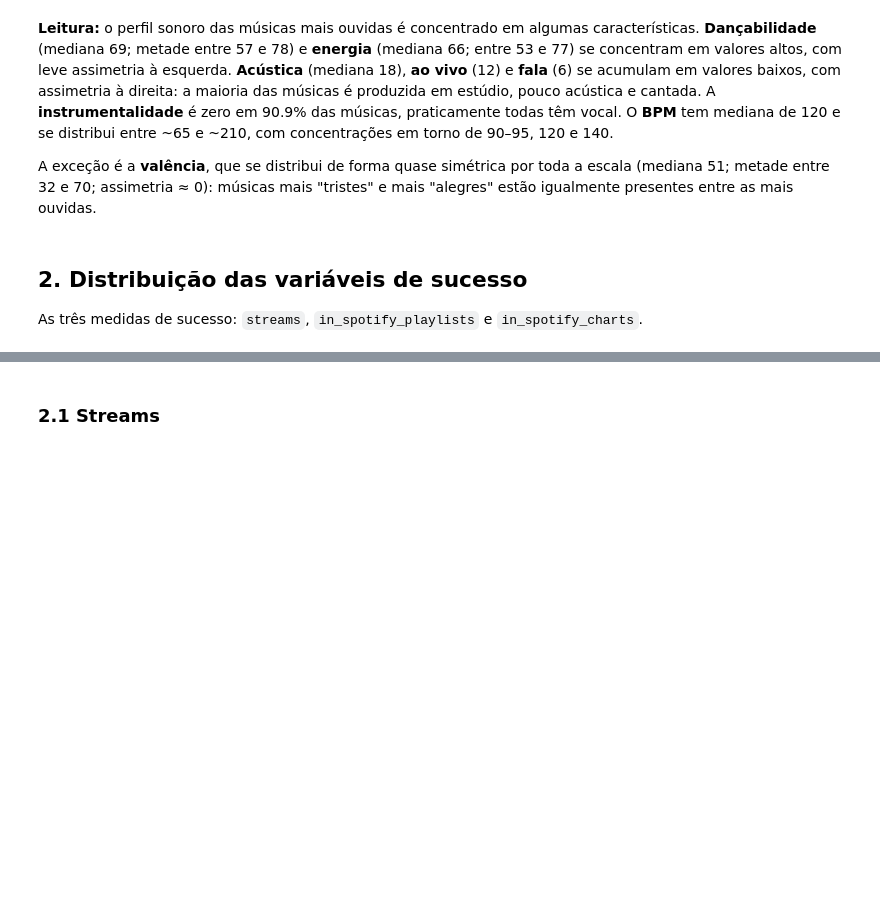
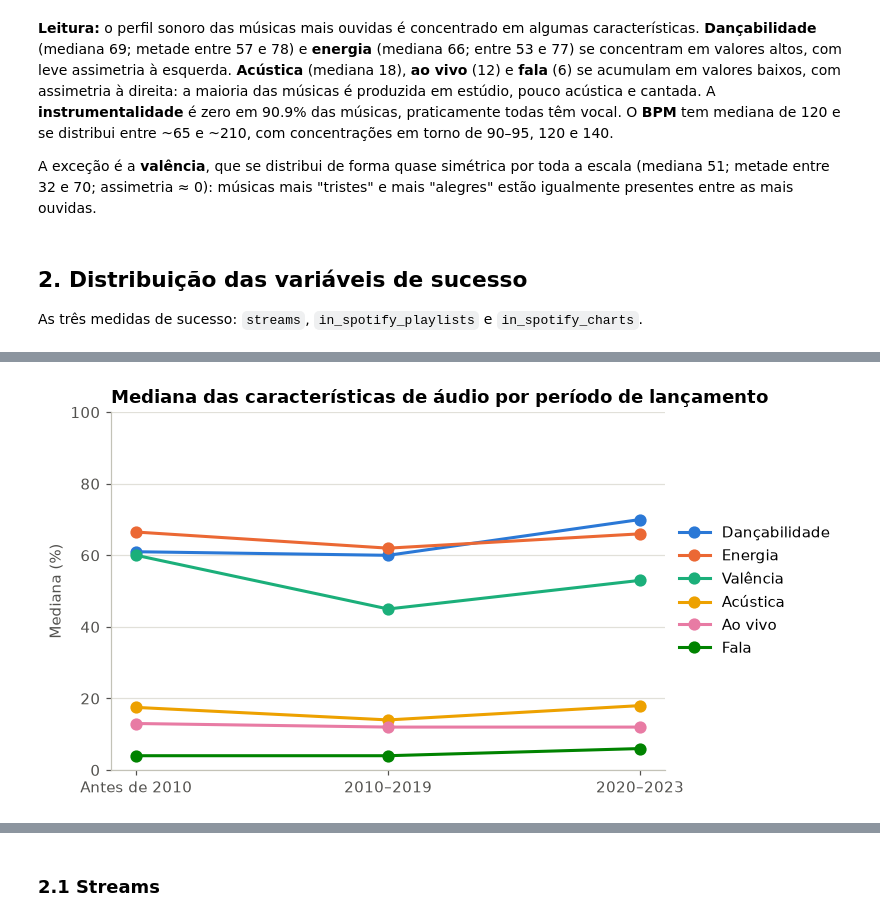
Before and after one commit to CarlosEduardodeCamposOlivera/spotify-streams-analysis, a Jupyter notebook: notebooks/03_analise_descritiva.ipynb, the cells around one changed output, grey strips where cells are left out. Drawn from its saved outputs; the diff is of its cells as text; code cells hidden in the pictures; blank space fills up the shorter version.

```diff
--- a/notebooks/03_analise_descritiva.ipynb
+++ b/notebooks/03_analise_descritiva.ipynb
@@ -422,0 +447,9 @@ analisar_descritiva(df, variaveis_sucesso)
+# %%
+# Medianas por período:
+
+medianas_periodo = (
+    df.groupby("periodo_lancamento", observed=True)[caracteristicas_audio]
+      .median()
+      .T
+)
+medianas_periodo
@@ -422,0 +528,21 @@ analisar_descritiva(df, variaveis_sucesso)
+# %%
+caracteristicas_linhas = ["danceability", "energy", "valence",
+                          "acousticness", "liveness", "speechiness"]
+
+medianas_todas = medianas_periodo.loc[caracteristicas_linhas].T.rename(columns=rotulos_pt)
+
+ordem_final = medianas_todas.iloc[-1].sort_values(ascending=False).index
+medianas_todas = medianas_todas[ordem_final]
+
+fig, ax = plotar_linhas(
+    medianas_todas,
+    titulo="Mediana das características de áudio por período de lançamento",
+    rotulo_y="Mediana (%)",
+    cores=PALETA_CATEGORICA[:len(caracteristicas_linhas)],
+    mostrar_valores=False,
+)
+ax.set_ylim(0, 100)
+ax.legend(loc="center left", bbox_to_anchor=(1.0, 0.5), frameon=False)
+fig.savefig("../figures/medianas_por_periodo.png", bbox_inches="tight")
+# %% [output]
+[figure, added]
```
Also changed, not shown: parts of 12 cells of this notebook, 6 other files.
